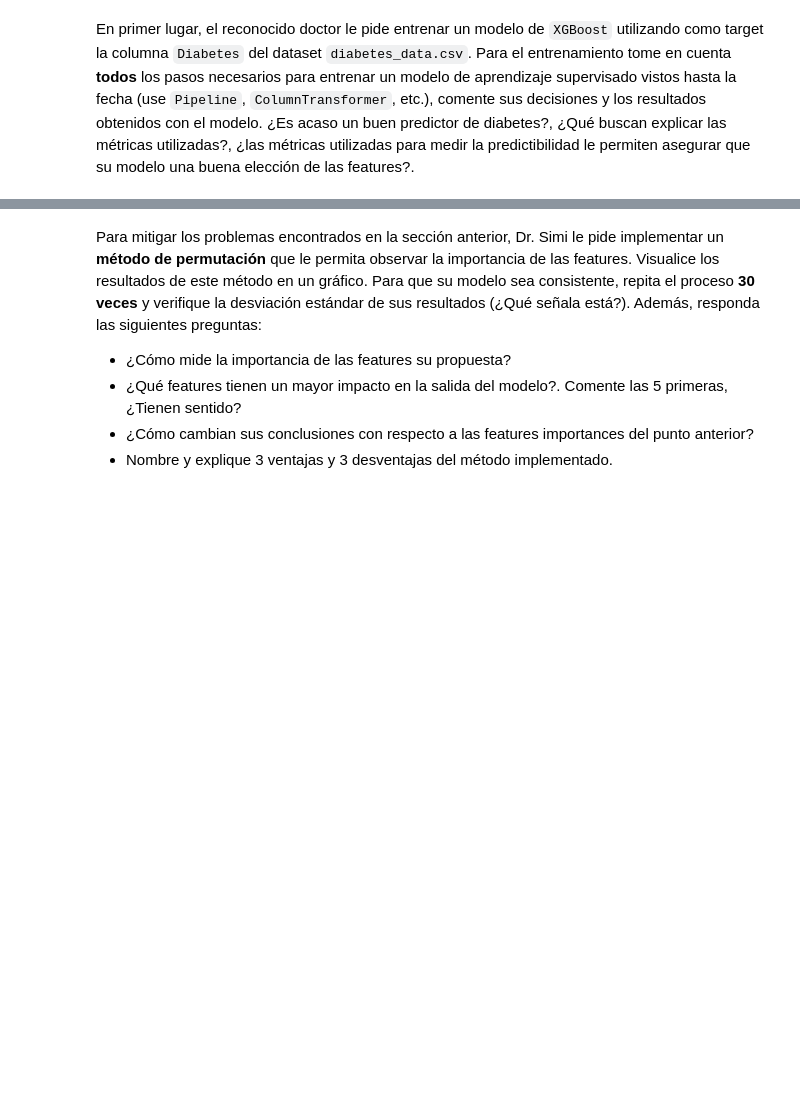
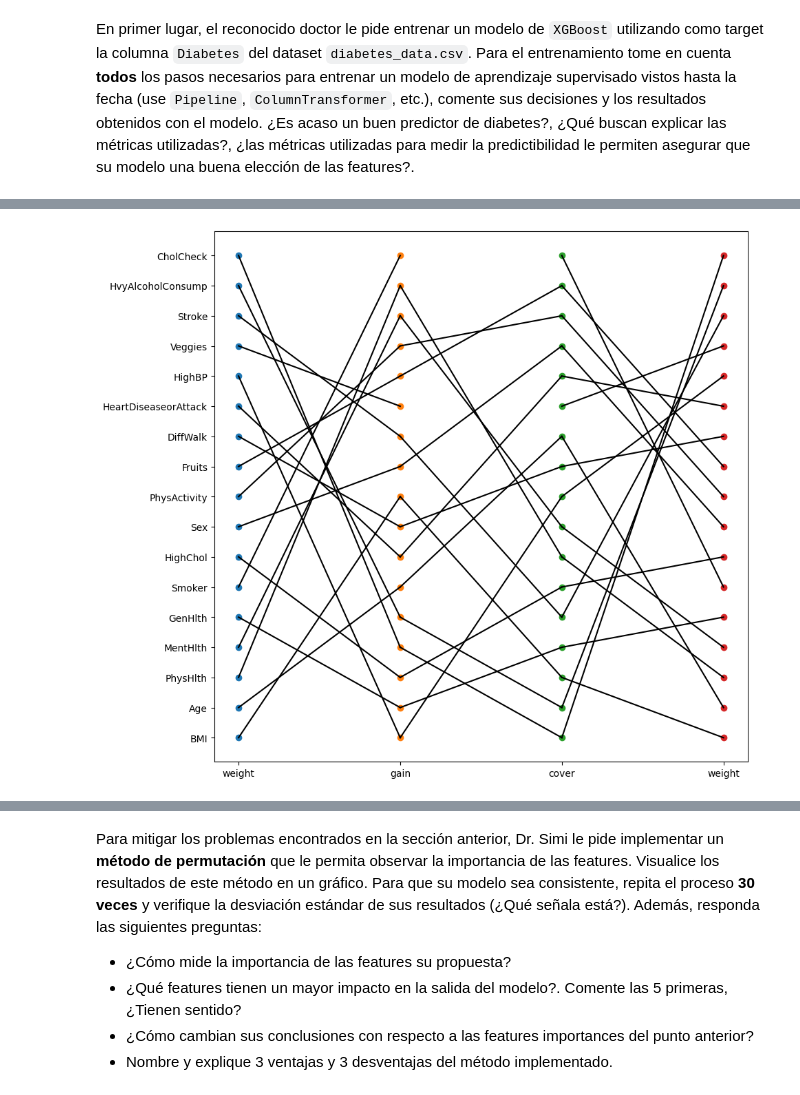
Before and after one commit to johnny-godoy/laboratorios-mds, a Jupyter notebook: 2023/lab10/laboratorio_10.ipynb, the cells around one changed output, grey strips where cells are left out. Saved outputs shown, nothing was run; the diff lists cells and outputs as text; code cells hidden in the pictures; blank space fills up the shorter version.

```diff
--- a/2023/lab10/laboratorio_10.ipynb
+++ b/2023/lab10/laboratorio_10.ipynb
@@ -92,3 +204,53 @@ Para añadir el toque de interpretabilidad que Dr. Simi le pide, se le pide calc
+# %%
+def sort_by_importance(importance_type: str) -> pd.DataFrame:
+    """
+    Sorts features by importance.
+
+    Parameters
+    ----------
+    importance_type : str
+        Importance type to sort by.
+
+    Returns
+    -------
+    pd.DataFrame
+        Sorted features.
+    """
+    scores = clf[1].get_booster().get_score(importance_type=importance_type)
+    return pd.Series(scores).sort_values(ascending=False).index.to_list()
+# %%
+importances = {method: sort_by_importance(method) for method in importance_types}
+weight = importances["weight"]
+x = np.zeros_like(weight, dtype=np.float32)
+y = np.arange(len(weight))
+fig, ax = plt.subplots(figsize=(10, 10))
+for i, method in enumerate(importance_types):
+    ax.scatter(x + i, y, marker="o", label=method)
+ax.scatter(x + i + 1, y, marker="o", label="A")
+
+for i, a in enumerate(weight):
+    for j, b in enumerate(importances["gain"]):
+        if a == b and i != j:
+            ax.plot([0, 1], [i, j], color="k")
+
+for i, a in enumerate(importances["gain"]):
+    for j, b in enumerate(importances["cover"]):
+        if a == b and i != j:
+            ax.plot([1, 2], [i, j], color="k")
+
+for i, a in enumerate(importances["cover"]):
+    for j, b in enumerate(weight):
+        if a == b and i != j:
+            ax.plot([2, 3], [i, j], color="k")
+
+with warnings.catch_warnings():
+    warnings.simplefilter("ignore")
+    ax.set_yticklabels(weight)
+    ax.set_yticks(y)
+    ax.set_xticklabels(["weight", "gain", "cover", "weight"])
+    ax.set_xticks([0, 1, 2, 3])
+# %% [output]
+[figure, added]
 # %% [markdown]
 ## 4. Métodos Agnósticos Globales (1 pt)
 
```
Also changed, not shown: parts of 12 cells of this notebook.
